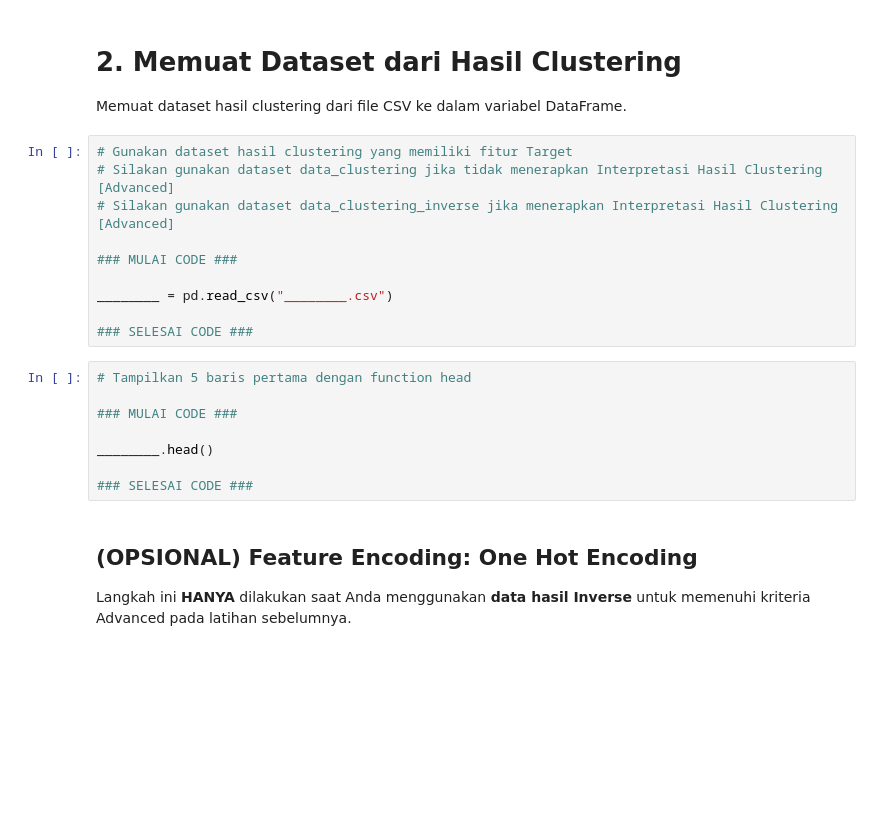
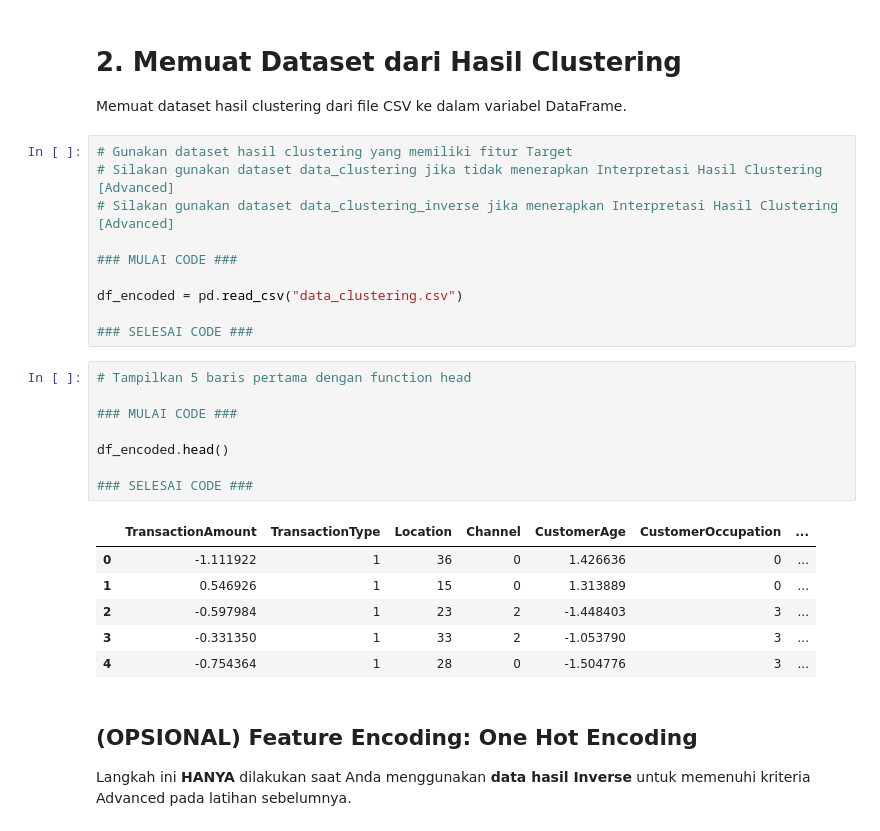
Before and after one commit to nuruzh/Machine-Learning-Classification-on-Bank-Transaction, a Jupyter notebook: [Klasifikasi]_Submission_Akhir_BMLP_Nuruzh Zhohiril Islami.ipynb, the cells around one changed output. Cells and saved outputs as stored; diff of their text form; blank space fills up the shorter version.

```diff
--- a/[Klasifikasi]_Submission_Akhir_BMLP_Nuruzh Zhohiril Islami.ipynb
+++ b/[Klasifikasi]_Submission_Akhir_BMLP_Nuruzh Zhohiril Islami.ipynb
@@ -34,17 +34,24 @@ Memuat dataset hasil clustering dari file CSV ke dalam variabel DataFrame.
 
 ### MULAI CODE ###
 
-________ = pd.read_csv("________.csv")
+df_encoded = pd.read_csv("data_clustering.csv")
 
 ### SELESAI CODE ###
 # %%
 # Tampilkan 5 baris pertama dengan function head
 
 ### MULAI CODE ###
 
-________.head()
+df_encoded.head()
 
 ### SELESAI CODE ###
+# %% [output]
+|  | TransactionAmount | TransactionType | Location | Channel | CustomerAge | CustomerOccupation | ... |
+| 0 | -1.111922 | 1 | 36 | 0 | 1.426636 | 0 | ... |
+| 1 | 0.546926 | 1 | 15 | 0 | 1.313889 | 0 | ... |
+| 2 | -0.597984 | 1 | 23 | 2 | -1.448403 | 3 | ... |
+| 3 | -0.331350 | 1 | 33 | 2 | -1.053790 | 3 | ... |
+| 4 | -0.754364 | 1 | 28 | 0 | -1.504776 | 3 | ... |
 # %% [markdown]
 ## **(OPSIONAL) Feature Encoding: One Hot Encoding**
 Langkah ini **HANYA** dilakukan saat Anda menggunakan **data hasil Inverse** untuk memenuhi kriteria Advanced pada latihan sebelumnya.
```
Also changed, not shown: parts of 4 cells of this notebook.
